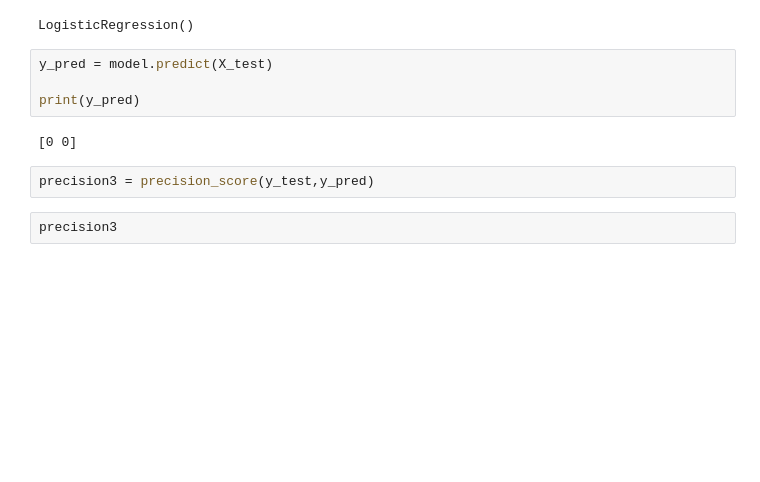
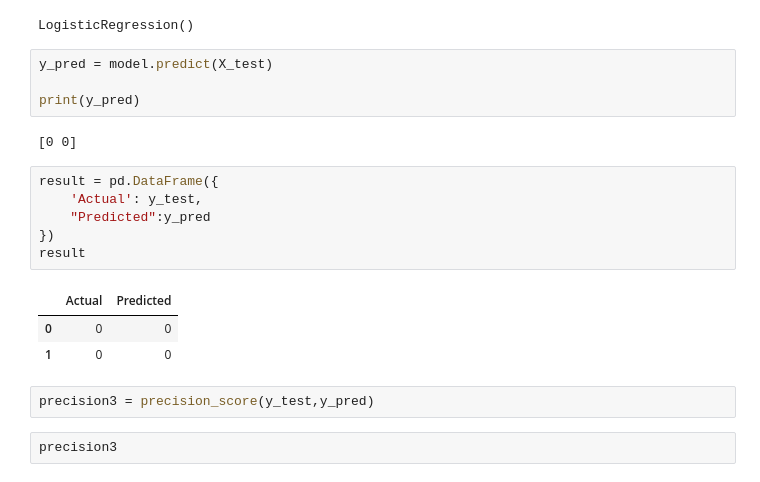
Before and after one commit to Gyanendrajeet/PBEL, a Jupyter notebook: Logistic_Regression.ipynb, the cells around one changed output. Drawn from its saved outputs; the diff is of its cells as text; blank space fills up the shorter version.

```diff
--- a/Logistic_Regression.ipynb
+++ b/Logistic_Regression.ipynb
@@ -247,6 +247,16 @@ y_pred = model.predict(X_test)
 print(y_pred)
 # %% [output]
 [0 0]
+# %%
+result = pd.DataFrame({
+    'Actual': y_test,
+    "Predicted":y_pred
+})
+result
+# %% [output]
+|  | Actual | Predicted |
+| 0 | 0 | 0 |
+| 1 | 0 | 0 |
 # %%
 precision3 = precision_score(y_test,y_pred)
 # %%
```
